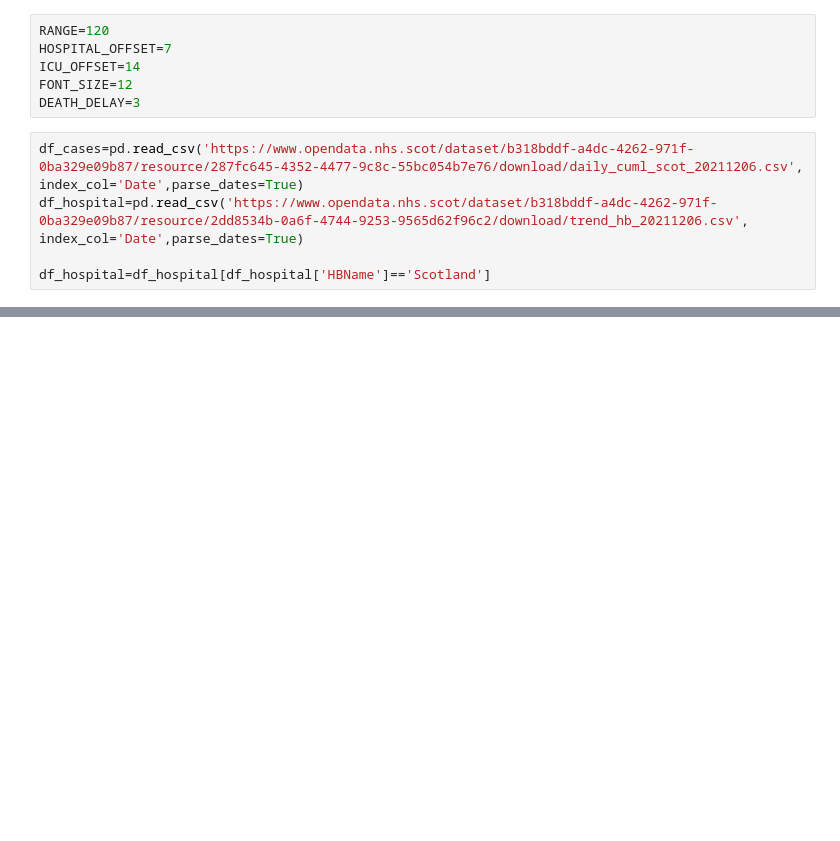
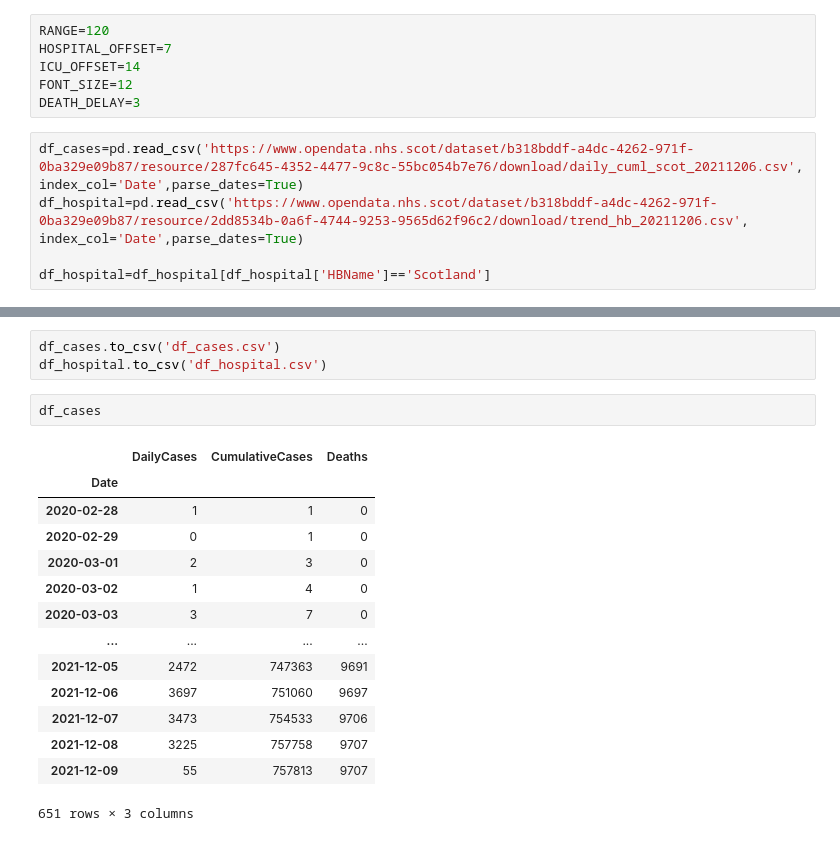
Before and after one commit to nowaycomputer/scotvid, a Jupyter notebook: Scotvid.ipynb, the cells around one changed output, grey strips where cells are left out. Saved outputs shown, nothing was run; the diff lists cells and outputs as text; blank space fills up the shorter version.

```diff
--- a/Scotvid.ipynb
+++ b/Scotvid.ipynb
@@ -148,0 +149,20 @@ axes.set_xlim(x_min, x_max+2)
+# %%
+df_cases.to_csv('df_cases.csv')
+df_hospital.to_csv('df_hospital.csv')
+# %%
+df_cases
+# %% [output]
+|  | DailyCases | CumulativeCases | Deaths |
+| Date |  |  |  |
+| 2020-02-28 | 1 | 1 | 0 |
+| 2020-02-29 | 0 | 1 | 0 |
+| 2020-03-01 | 2 | 3 | 0 |
+| 2020-03-02 | 1 | 4 | 0 |
+| 2020-03-03 | 3 | 7 | 0 |
+| ... | ... | ... | ... |
+| 2021-12-05 | 2472 | 747363 | 9691 |
+| 2021-12-06 | 3697 | 751060 | 9697 |
+| 2021-12-07 | 3473 | 754533 | 9706 |
+| 2021-12-08 | 3225 | 757758 | 9707 |
+| 2021-12-09 | 55 | 757813 | 9707 |
+651 rows × 3 columns
```
Also changed, not shown: parts of 1 cell of this notebook, 2 other files.
